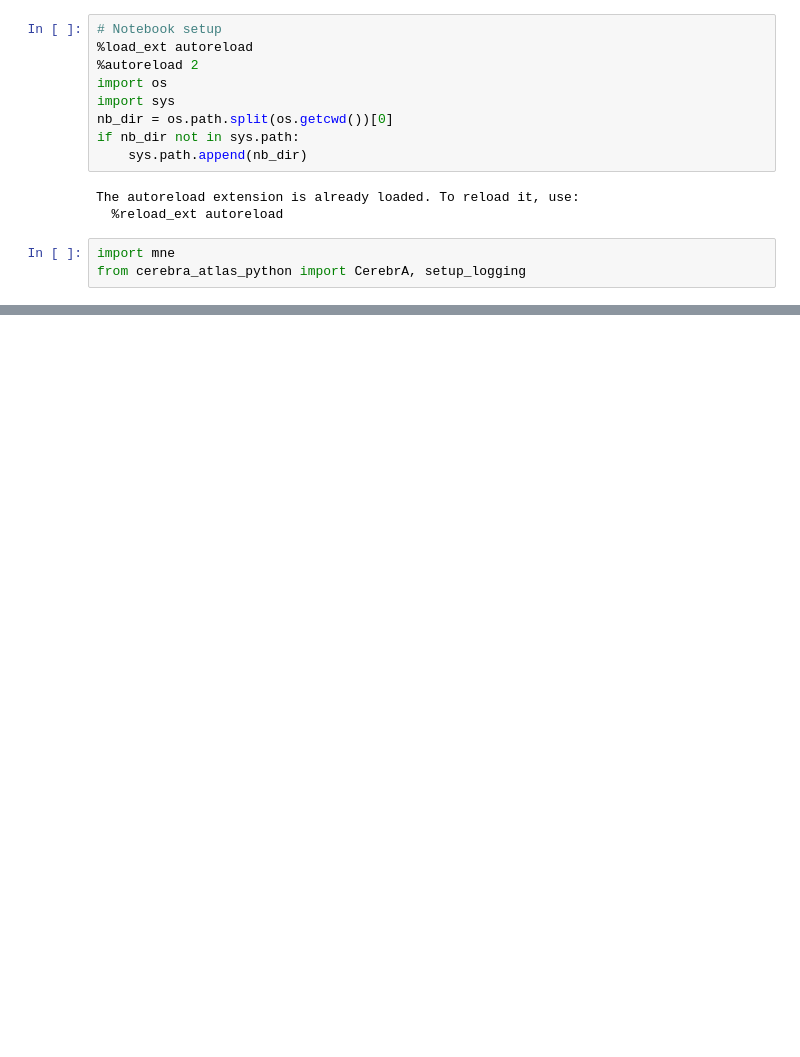
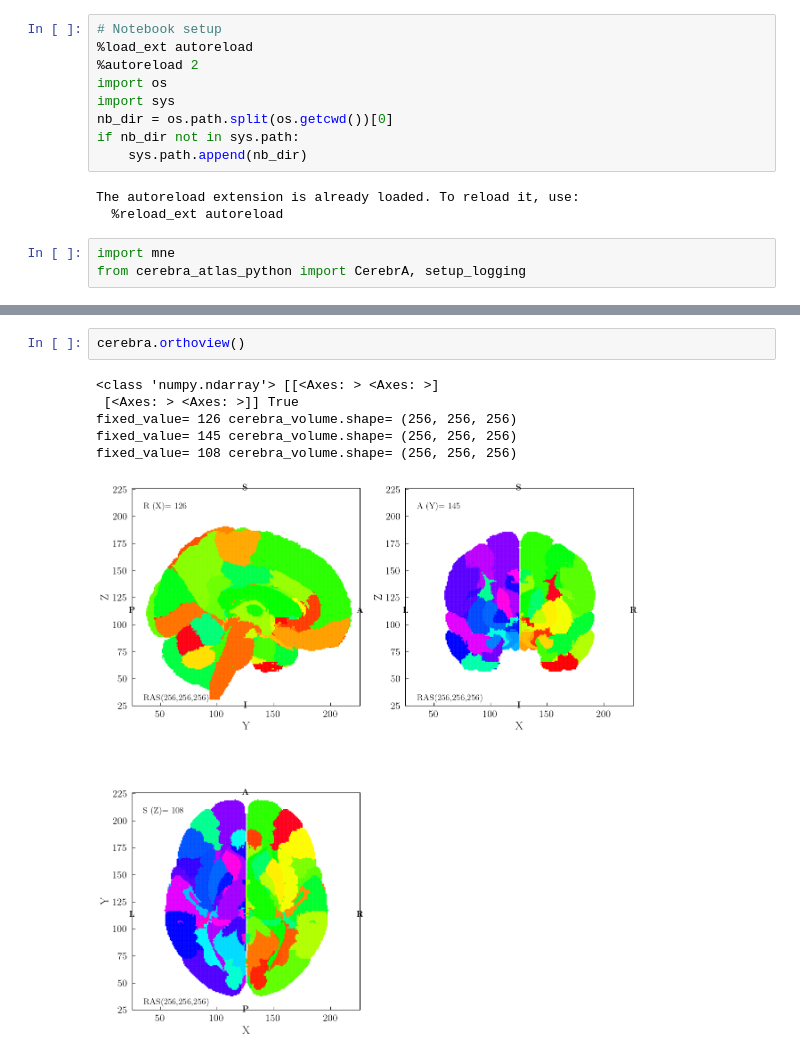
Before and after one commit to kdotdot/cerebra_atlas_python, a Jupyter notebook: dev/dev.ipynb, the cells around one changed output, grey strips where cells are left out. Cells and saved outputs as stored; diff of their text form; blank space fills up the shorter version.

```diff
--- a/dev/dev.ipynb
+++ b/dev/dev.ipynb
@@ -134,0 +24,9 @@ Channel types:: eeg: 109
+# %%
+cerebra.orthoview()
+# %% [output]
+<class 'numpy.ndarray'> [[<Axes: > <Axes: >]
+ [<Axes: > <Axes: >]] True
+fixed_value= 126 cerebra_volume.shape= (256, 256, 256)
+fixed_value= 145 cerebra_volume.shape= (256, 256, 256)
+fixed_value= 108 cerebra_volume.shape= (256, 256, 256)
+[figure, added]
```
Also changed, not shown: parts of 6 cells of this notebook, 13 other files.
